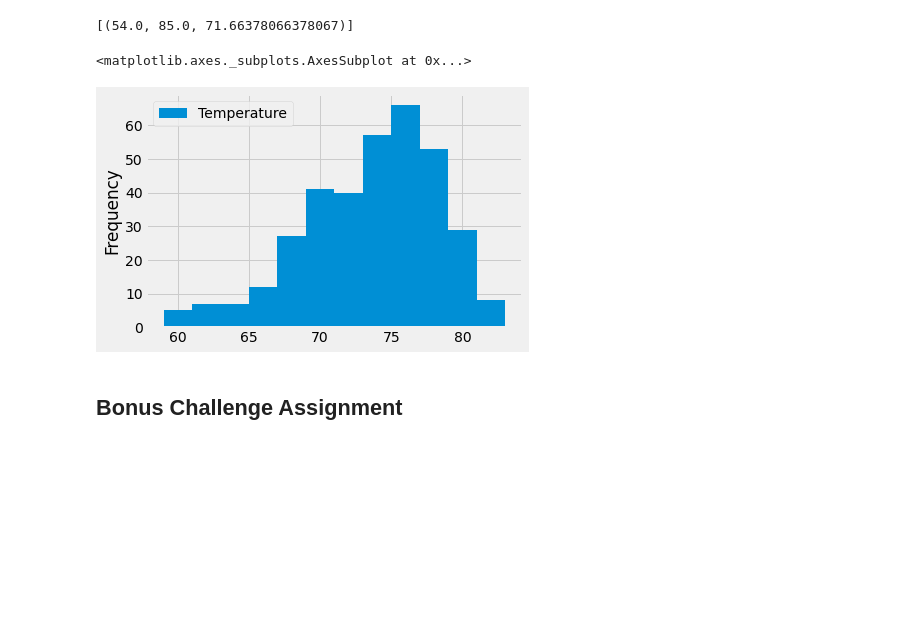
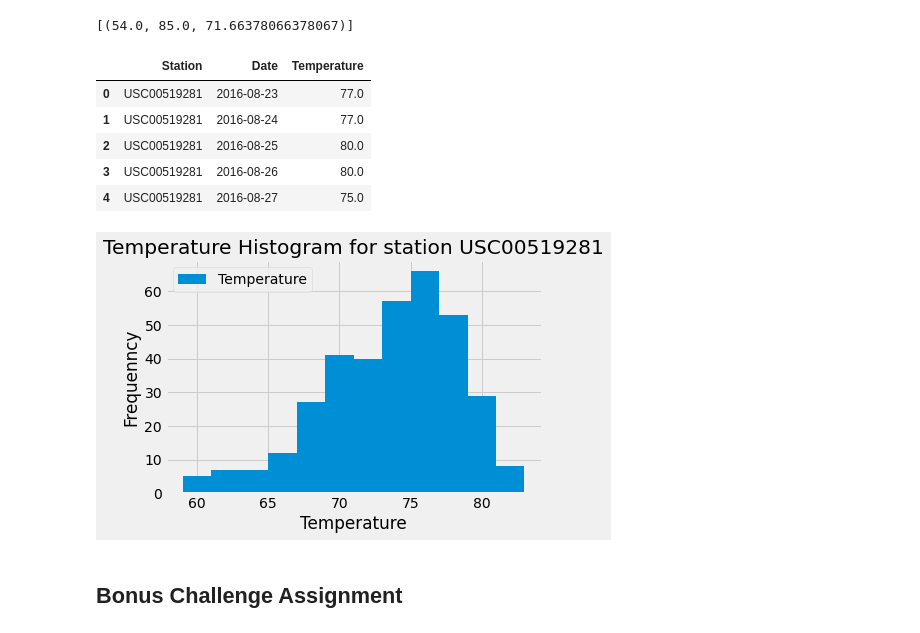
Before and after one commit to JohnMowry77/sqlalchemy-challenge, a Jupyter notebook: climate_starter_use_me.ipynb, the cells around one changed output. Saved outputs shown, nothing was run; the diff lists cells and outputs as text; code cells hidden in the pictures; blank space fills up the shorter version.

Commit message:
temp histo png

```diff
--- a/climate_starter_use_me.ipynb
+++ b/climate_starter_use_me.ipynb
@@ -187,9 +187,11 @@ df_most_active=pd.DataFrame(results)
 column_names={'station':'Station', 'date':'Date', 'tobs':'Temperature'}
 df_most_active=df_most_active.rename(columns=column_names)
 
-df_most_active
-
-df_most_active.plot(kind='hist',bins=12)
+df_most_active.head()
 # %% [output]
-<matplotlib.axes._subplots.AxesSubplot at 0x...>
-[figure, removed]
+|  | Station | Date | Temperature |
+| 0 | USC00519281 | 2016-08-23 | 77.0 |
+| 1 | USC00519281 | 2016-08-24 | 77.0 |
+| 2 | USC00519281 | 2016-08-25 | 80.0 |
+| 3 | USC00519281 | 2016-08-26 | 80.0 |
+| 4 | USC00519281 | 2016-08-27 | 75.0 |
@@ -198,3 +198,12 @@ df_most_active.plot(kind='hist',bins=12)
+# %%
+# plot using a histogram:
+df_most_active.plot(kind='hist',bins=12)
+plt.xlabel('Temperature')
+plt.ylabel('Frequenncy')
+plt.title(f'Temperature Histogram for station {most_active_station}')
+plt.savefig('Temperature Histogram.png')
+# %% [output]
+[figure, added]
 # %% [markdown]
 ## Bonus Challenge Assignment
 # %%
```
Also changed, not shown: parts of 1 cell of this notebook, 1 other file.
